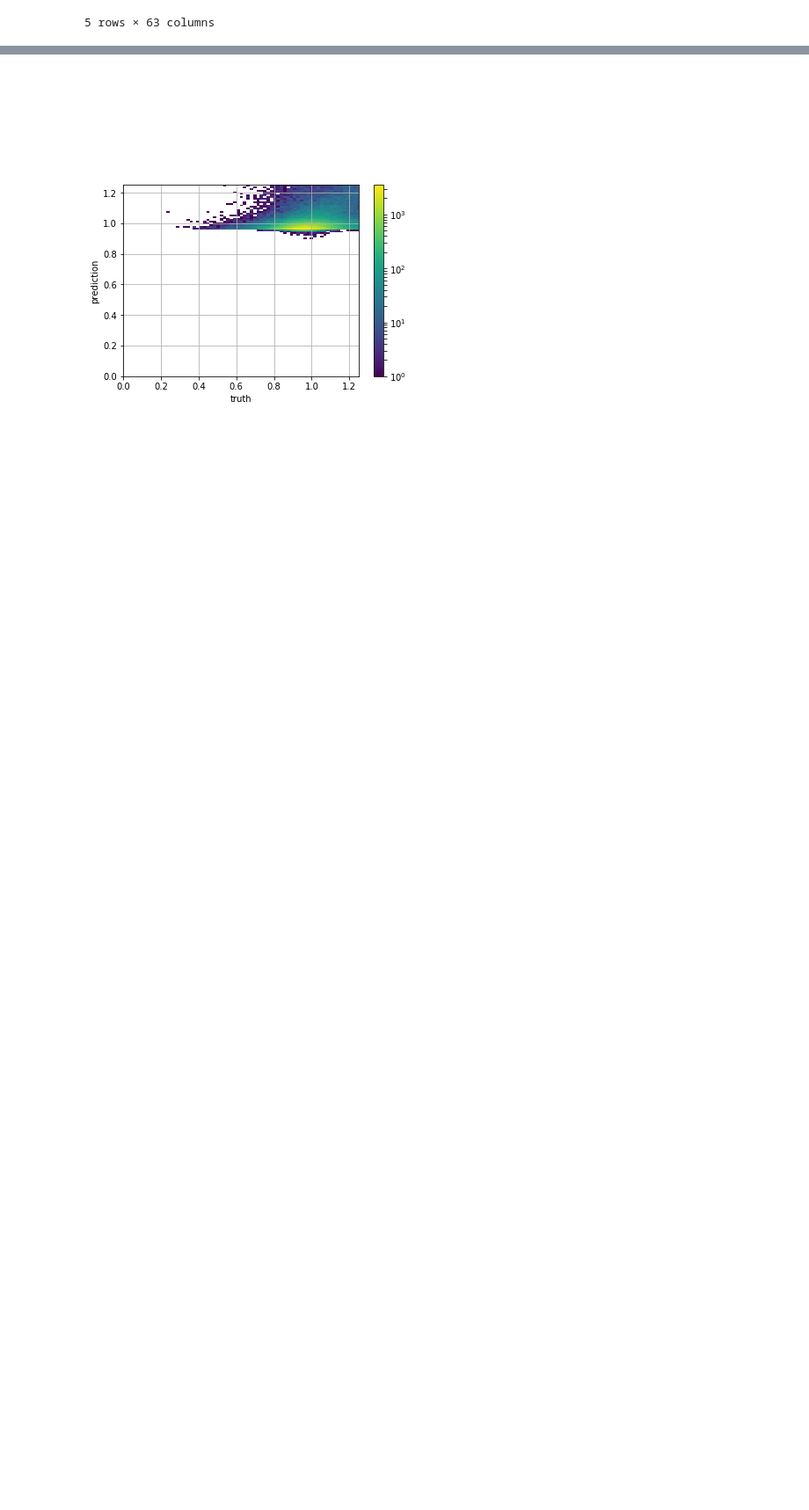
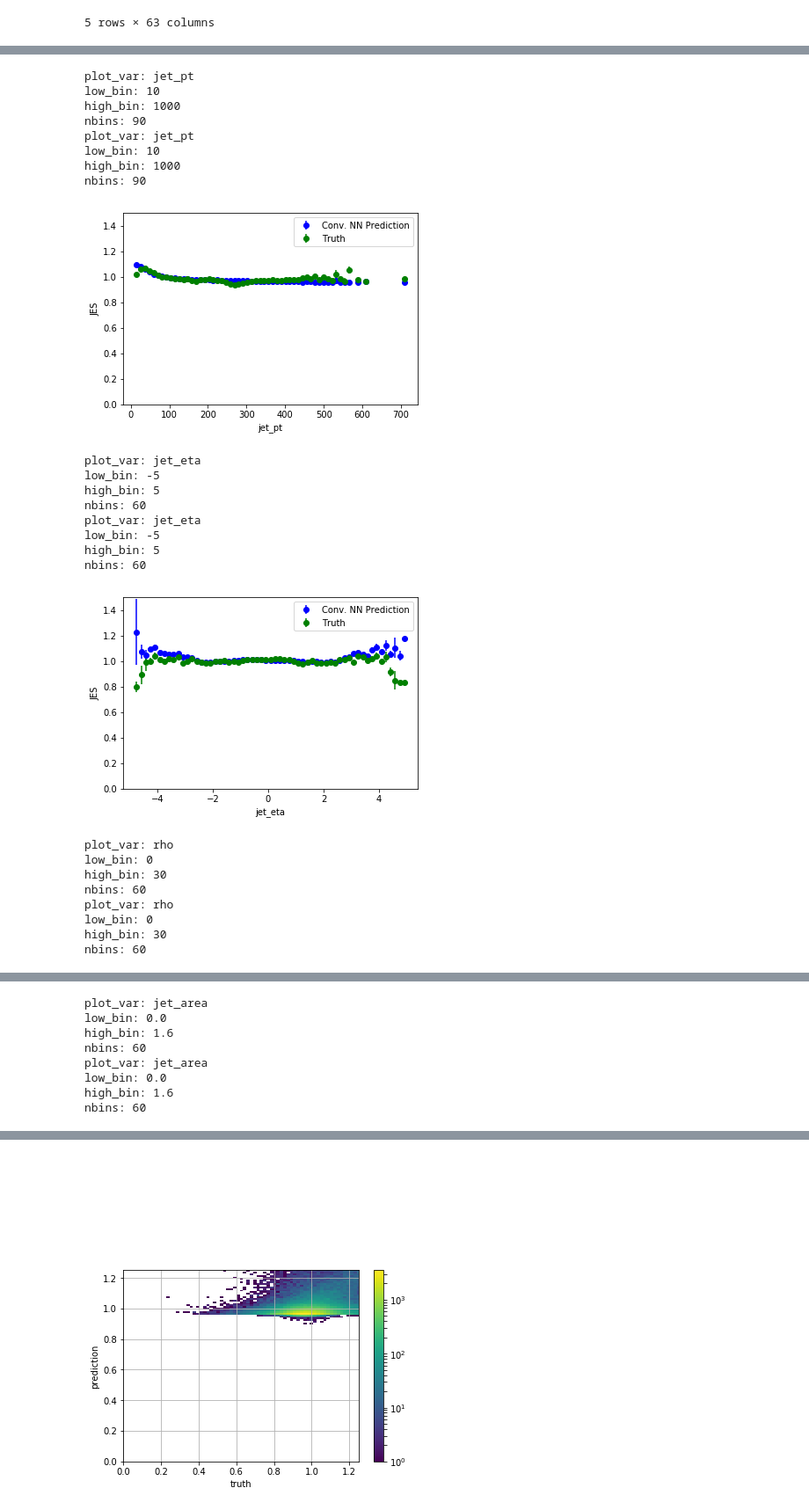
Before and after one commit to awhitbeck/scientific-python-hats, a Jupyter notebook: cms-open-data-ml/testCNNmodel_ak5.ipynb, the cells around one changed output, grey strips where cells are left out. Shown at 88% size. Saved outputs shown, nothing was run; the diff lists cells and outputs as text; code cells hidden in the pictures; blank space fills up the shorter version.

```diff
--- a/cms-open-data-ml/testCNNmodel_ak5.ipynb
+++ b/cms-open-data-ml/testCNNmodel_ak5.ipynb
@@ -60,5 +102,5 @@ df.to_pickle('new_ak5_withCNN.pkl')
 # %%
-def residual_profile(indep_var,dep_var,c,low_bin,high_bin,nbins,ylow,yhigh):
+def unweighted_profile(indep_var,dep_var,c,low_bin,high_bin,nbins,ylow,yhigh):
     print "plot_var:",indep_var
     print "low_bin:",low_bin
     print "high_bin:",high_bin
@@ -116,8 +140,8 @@ nbins: 50
 ... (18 outputs left out)
 # %%
 for v,b in zip(plot_vars,var_binning) :
-    residual_profile(v,'prediction_CNN','b',b[0],b[1],b[2],0,1.1)
-    residual_profile(v,'jes_truth','g',b[0],b[1],b[2],0,1.1)
+    weighted_profile(v,'prediction_CNN','b',b[0],b[1],b[2],0,1.5)
+    weighted_profile(v,'jes_truth','g',b[0],b[1],b[2],0,1.5)
     plt.legend(['Conv. NN Prediction','Truth'])
     plt.ylabel('JES')
     plt.show()
@@ -179 +167,35 @@ nbins: 50
 ... (18 outputs left out)
+# %%
+for v,b in zip(plot_vars,var_binning) :
+    unweighted_profile(v,'prediction_CNN','b',b[0],b[1],b[2],0,1.5)
+    unweighted_profile(v,'jes_truth','g',b[0],b[1],b[2],0,1.5)
+    plt.legend(['Conv. NN Prediction','Truth'])
+    plt.ylabel('JES')
+    plt.show()
+# %% [output]
+plot_var: jet_pt
+low_bin: 10
+high_bin: 1000
+nbins: 90
+plot_var: jet_pt
+low_bin: 10
+high_bin: 1000
+nbins: 90
+[figure, added]
+plot_var: jet_eta
+low_bin: -5
+high_bin: 5
+nbins: 60
+plot_var: jet_eta
+low_bin: -5
+high_bin: 5
+nbins: 60
+[figure, added]
+plot_var: rho
+low_bin: 0
+high_bin: 30
+nbins: 60
+plot_var: rho
+low_bin: 0
+high_bin: 30
+nbins: 60
@@ -179,0 +203,8 @@ nbins: 50
+plot_var: jet_area
+low_bin: 0.0
+high_bin: 1.6
+nbins: 60
+plot_var: jet_area
+low_bin: 0.0
+high_bin: 1.6
+nbins: 60
```
Also changed, not shown: parts of 6 cells of this notebook.
